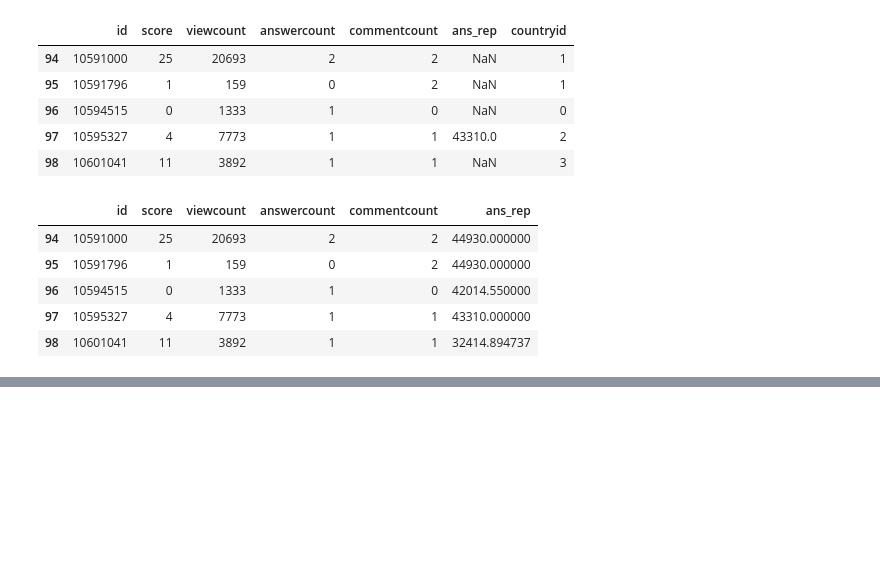
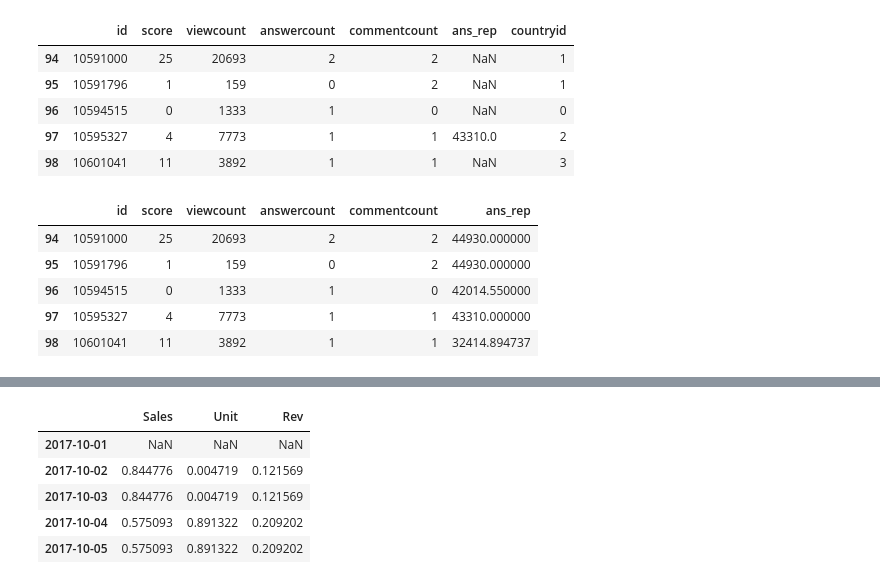
Before and after one commit to onlyphantom/WebAnalytics, a Jupyter notebook: panda_documentation.ipynb, the cells around one changed output, grey strips where cells are left out. Cells and saved outputs as stored; diff of their text form; code cells hidden in the pictures; blank space fills up the shorter version.

```diff
--- a/panda_documentation.ipynb
+++ b/panda_documentation.ipynb
@@ -355,0 +462,10 @@ dat.groupby('countryid').transform(f).tail()
+# %%
+grouped = tsdf.groupby(lambda x: x.year)
+grouped.fillna(method='pad').head()
+# %% [output]
+|  | Sales | Unit | Rev |
+| 2017-10-01 | NaN | NaN | NaN |
+| 2017-10-02 | 0.844776 | 0.004719 | 0.121569 |
+| 2017-10-03 | 0.844776 | 0.004719 | 0.121569 |
+| 2017-10-04 | 0.575093 | 0.891322 | 0.209202 |
+| 2017-10-05 | 0.575093 | 0.891322 | 0.209202 |
```
Also changed, not shown: parts of 21 cells of this notebook.
